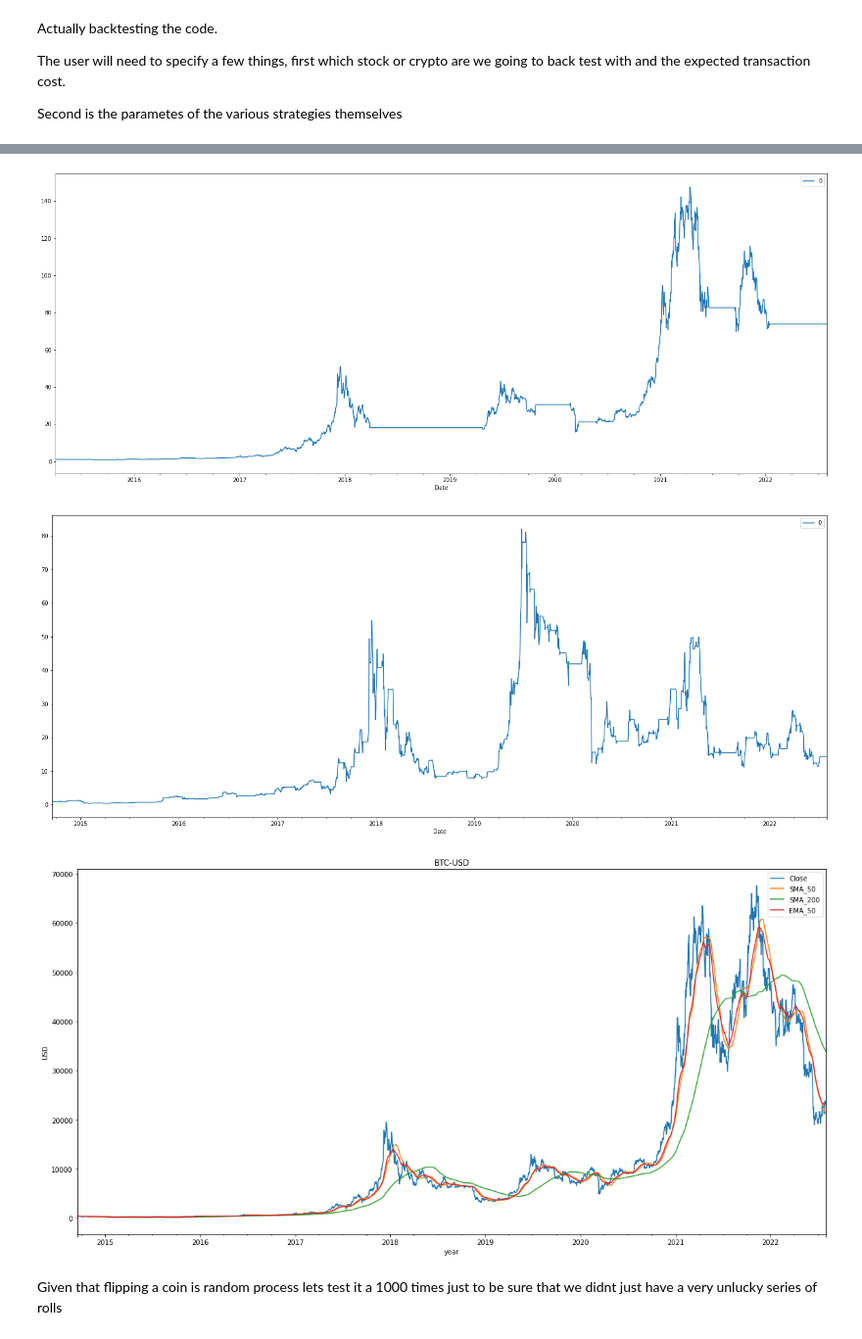
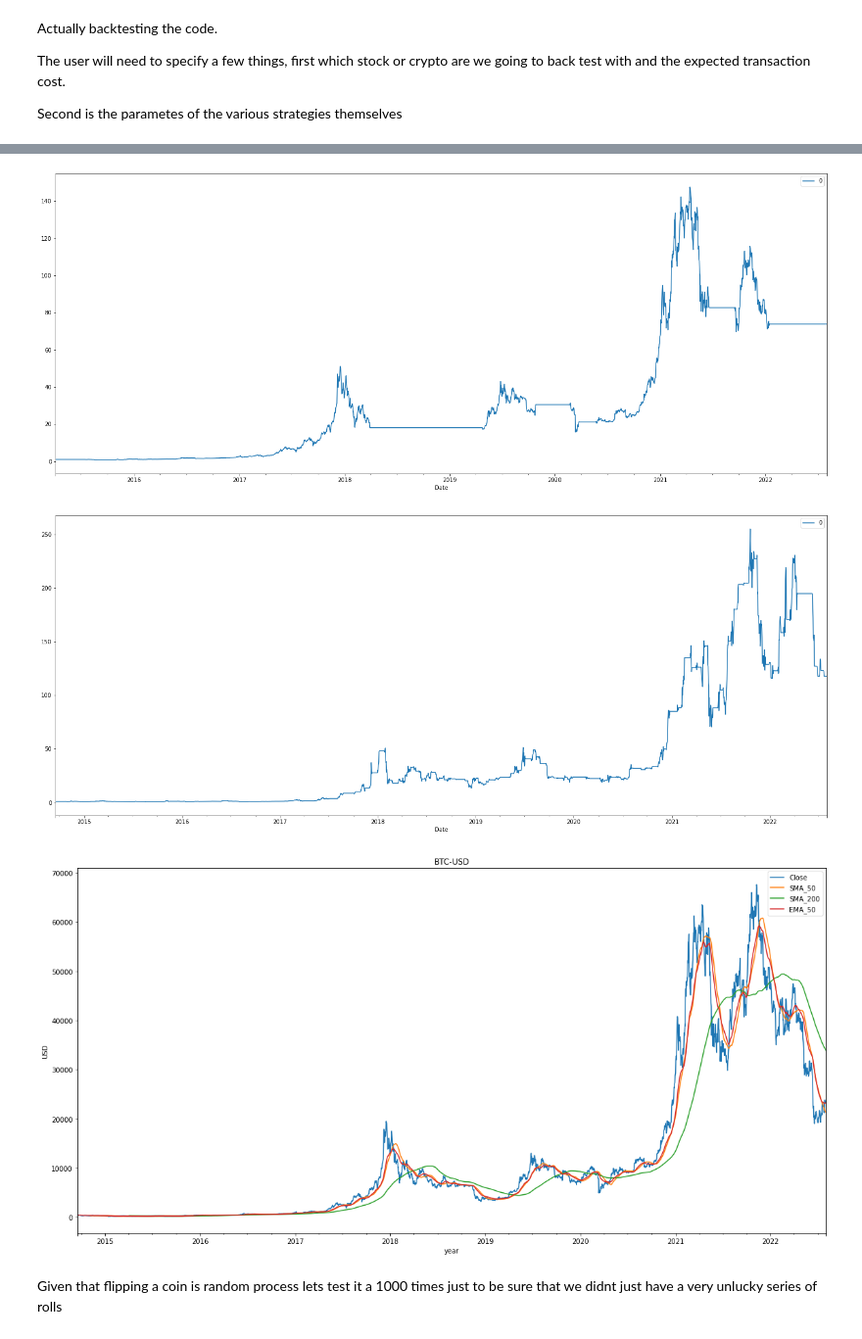
Before and after one commit to suf102/Trading-strategy-backtester, a Jupyter notebook: TikTokBactesterInCamelCase.ipynb, the cells around one changed output, grey strips where cells are left out. Shown at 98% size. Cells and saved outputs as stored; diff of their text form; code cells hidden in the pictures.

```diff
--- a/TikTokBactesterInCamelCase.ipynb
+++ b/TikTokBactesterInCamelCase.ipynb
@@ -45,17 +45,16 @@ def sma(data_levels,days = 50, tollerence = 0.001):
 
     for i in range(len(data)):
 
-        ## if Current price > SMA = buy
-        if data.iloc[:,0].iloc[i] > data.iloc[:,1].iloc[i] + tollerence*data.iloc[:,0].iloc[i]:
+        ## if Current price + tollerance > SMA = buy
+        if data['Close'].iloc[i] + tollerence*data['Close'].iloc[i] > data['SMA_{}'.format(days)].iloc[i]:
             signals.append(1)
 
-        # if Current price < SMA = sell
-        elif data.iloc[:,0].iloc[i] + tollerence*data.iloc[:,0].iloc[i] < data.iloc[:,1].iloc[i] +tollerence*data.iloc[:,0].iloc[i]:
+        # if Current price < SMA tollerance = sell
+        elif data['Close'].iloc[i] < data['SMA_{}'.format(days)].iloc[i] +tollerence*data['Close'].iloc[i]:
             signals.append(-1)
 
-        # if Current Price is too close to SMA we wont do anything. = do nothing (this wont happen)
-        else: #data.iloc[:,0].iloc[i] == data.iloc[:,1].iloc[i]:
-            #print('test')
+        # if Current Price is too close to SMA we wont do anything
+        else:
             signals.append(0)
 
     data['Signals'] = signals
@@ -90,16 +89,15 @@ def ema(data_levels,days = 50, tollerence = 0.001):
     for i in range(len(data)):
 
         ## if Current price > EMA + tollerance = buy
-        if data.iloc[:,0].iloc[i] > data.iloc[:,1].iloc[i] + tollerence*data.iloc[:,0].iloc[i]:
+        if data['Close'].iloc[i] > data['EMA_{}'.format(days)].iloc[i] + tollerence*data['Close'].iloc[i]:
             signals.append(1)
 
         # if if Current price + tollerance < EMA = sell
-        elif data.iloc[:,0].iloc[i] + tollerence*data.iloc[:,0].iloc[i]< data.iloc[:,1].iloc[i]:
+        elif data['Close'].iloc[i] + tollerence*data['Close'].iloc[i]< data['EMA_{}'.format(days)].iloc[i]:
             signals.append(-1)
 
         # if EMA is too close to current price = do nothing
-        else: #data.iloc[:,0].iloc[i] == data.iloc[:,1].iloc[i]:
-            #print('test')
+        else:
             signals.append(0)
 
     data['Signals'] = signals
@@ -138,17 +136,16 @@ def mxa(data_levels,daysshort = 50, dayslong =200, tollerence = 0.001):
 
     for i in range(len(data)):
 
-        ## if 50 day average > 200 day average = buy
-        if data['SMA_{}'.format(daysshort)].iloc[i] > data['SMA_{}'.format(dayslong)].iloc[i]:
+        ## if 50 day average > 200 day average +tollerance = buy
+        if data['SMA_{}'.format(daysshort)].iloc[i] > data['SMA_{}'.format(dayslong)].iloc[i]+ tollerence*data['Close'].iloc[i]:
             signals.append(1)
 
-        # if 50 day average < 200 day average = sell
-        elif data['SMA_{}'.format(daysshort)].iloc[i] < data['SMA_{}'.format(dayslong)].iloc[i]:
+        # if 50 day average +tollerance < 200 day average = sell
+        elif data['SMA_{}'.format(daysshort)].iloc[i] + tollerence*data['Close'].iloc[i] < data['SMA_{}'.format(dayslong)].iloc[i]:
             signals.append(-1)
 
-        # if EMA == current price = do nothing (this wont happen)
-        else: #data['SMA_{}'.format(daysshort)].iloc[i] == data['SMA_{}'.format(dayslong)].iloc[i]:
-            #print('test')
+        # if the two averages are close to one another then we wont do anything
+        else:
             signals.append(0)
 
     data['Signals'] = signals
@@ -345,7 +342,7 @@ longdays = 200
 #this is only implemented in the SMA and EMA where a buy will only be exercuted if the price of a stock is above the tollernce perent above the moving average
 #set to zero remove it
 
-toll = 0.001
+toll = 0.00
 
 #lastly for the coin flip the probability of buying, probability of selling and the probability of doing nothing taken as the differnce between probbuy +probsell and 1
 
@@ -370,5 +367,5 @@ final return of coinflips  14.24314029578966
 [figure]
-[figure, old version]
+[figure, new version]
 [figure]
 # %% [markdown]
 Given that flipping a coin is random process lets test it a 1000 times just to be sure that we didnt just have a very unlucky series of rolls
```
Also changed, not shown: parts of 2 cells of this notebook.
